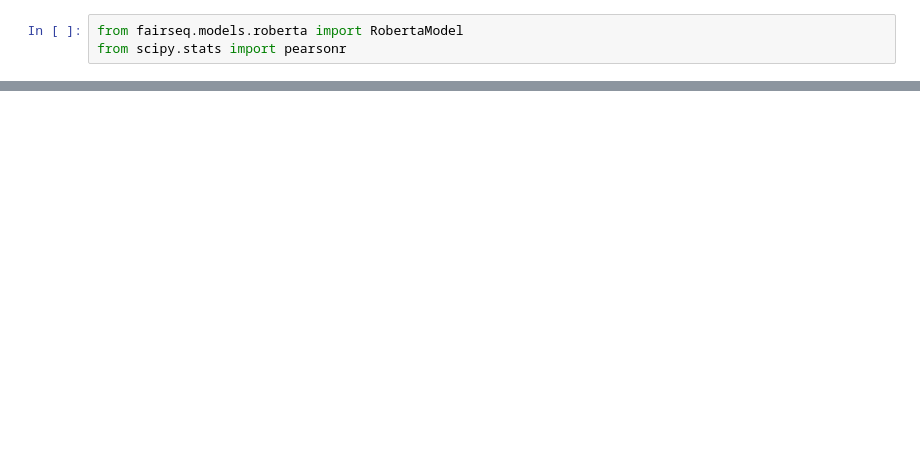
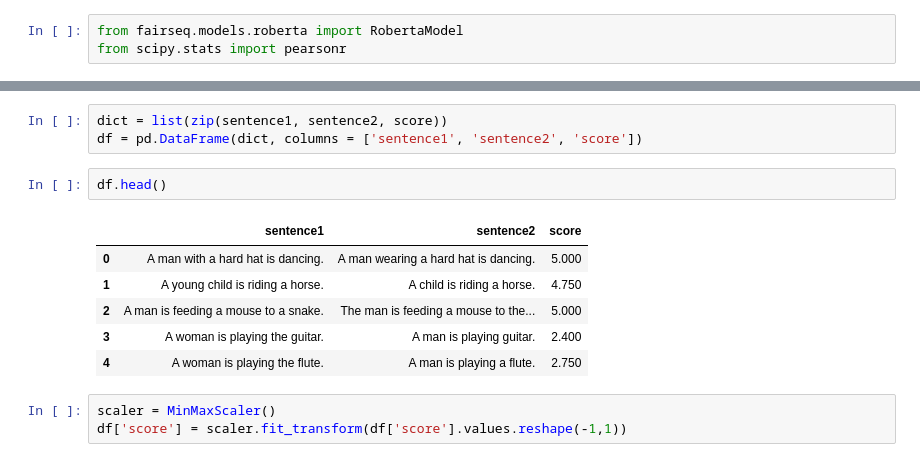
Before and after one commit to andysharma1997/ai, a Jupyter notebook: experiments/sentence-similarity/ROBERTa Experiments.ipynb, the cells around one changed output, grey strips where cells are left out. Drawn from its saved outputs; the diff is of its cells as text; blank space fills up the shorter version.

```diff
--- a/experiments/sentence-similarity/ROBERTa Experiments.ipynb
+++ b/experiments/sentence-similarity/ROBERTa Experiments.ipynb
@@ -17,0 +71,15 @@ AssertionError: Torch not compiled with CUDA enabled
+# %%
+dict = list(zip(sentence1, sentence2, score))
+df = pd.DataFrame(dict, columns = ['sentence1', 'sentence2', 'score'])
+# %%
+df.head()
+# %% [output]
+|  | sentence1 | sentence2 | score |
+| 0 | A man with a hard hat is dancing. | A man wearing a hard hat is dancing. | 5.000 |
+| 1 | A young child is riding a horse. | A child is riding a horse. | 4.750 |
+| 2 | A man is feeding a mouse to a snake. | The man is feeding a mouse to the... | 5.000 |
+| 3 | A woman is playing the guitar. | A man is playing guitar. | 2.400 |
+| 4 | A woman is playing the flute. | A man is playing a flute. | 2.750 |
+# %%
+scaler = MinMaxScaler()
+df['score'] = scaler.fit_transform(df['score'].values.reshape(-1,1))
```
Also changed, not shown: parts of 10 cells of this notebook.
